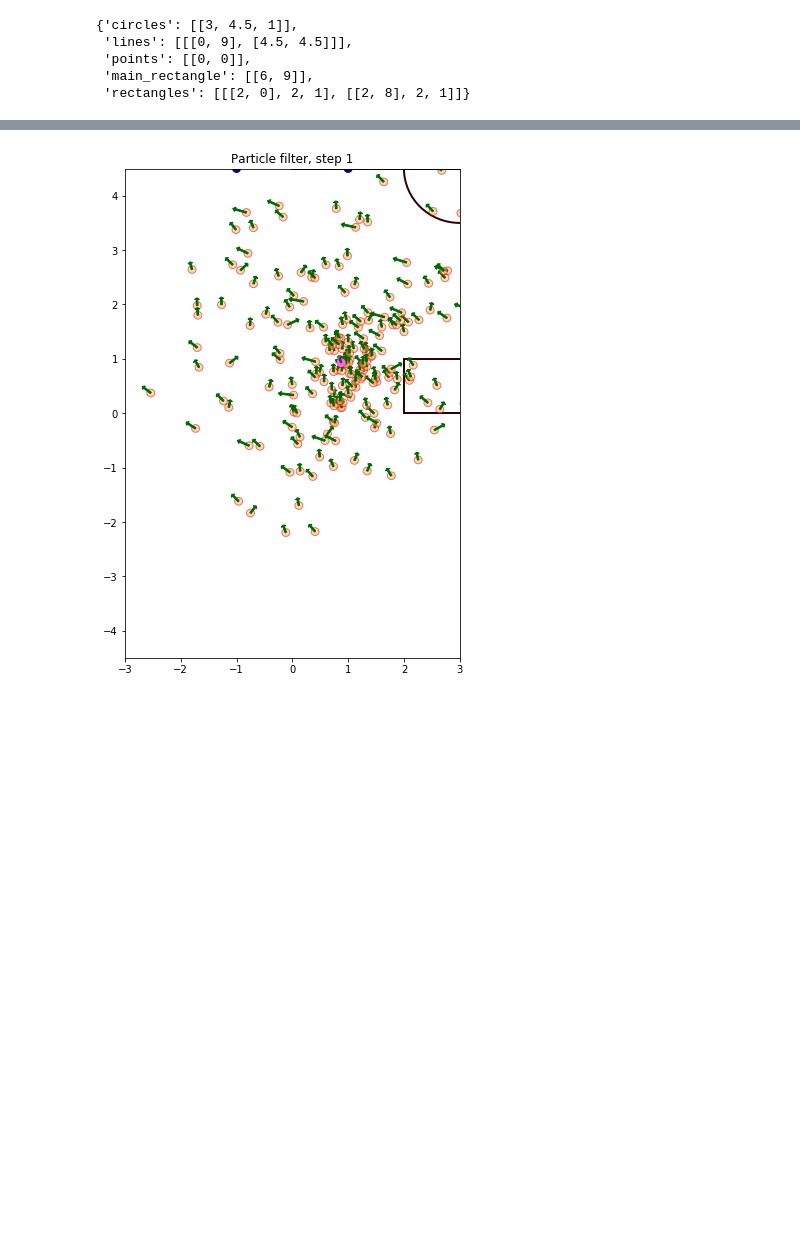
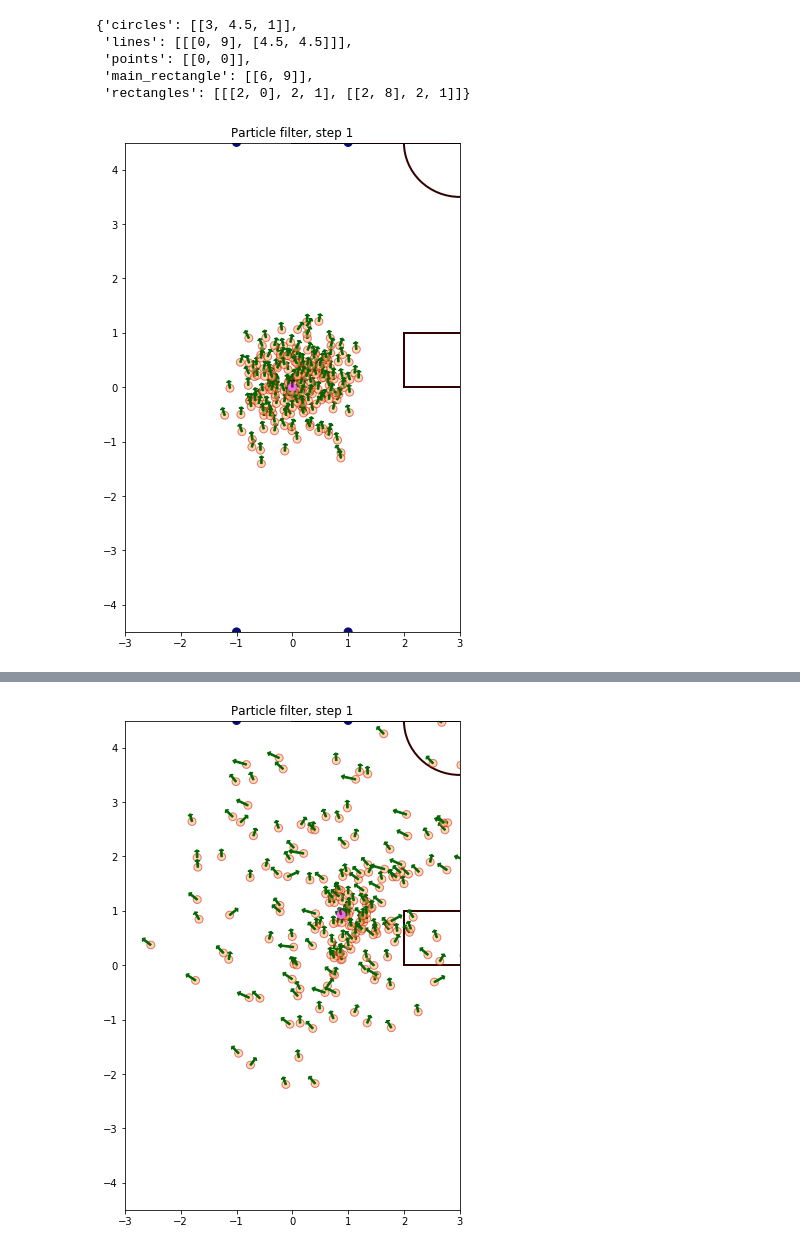
Before and after one commit to StarkitRobots/kondo_mv, a Jupyter notebook: localization/experiments/filter_for_micropython.ipynb, the cells around one changed output, grey strips where cells are left out. Drawn from its saved outputs; the diff is of its cells as text; code cells hidden in the pictures; blank space fills up the shorter version.

```diff
--- a/localization/experiments/filter_for_micropython.ipynb
+++ b/localization/experiments/filter_for_micropython.ipynb
@@ -108,12 +111,17 @@ class ParticleFilter():
         self.turn_noise = turn_noise
         self.sense_noise = sense_noise
         self.gauss_noise = gauss_noise
+        self.logs = open('logs/logs.txt','w')
         self.n = n  # number of particles
+        self.count = 0
         self.myrobot = myrobot
         self.p = []
         self.yaw_noise = 0.05
         self.gen_particles()
         self.landmarks = landmarks
+        sys.stdout = self.logs
+
+
 
     def custom_reset(self):
         self.p=[]
@@ -124,6 +132,9 @@ class ParticleFilter():
         self.myrobot.update_coord(self.p)
 
     def gen_particles(self):
+        print('initial,step ', self.count, file=self.logs)
+        print("position ", self.myrobot.x, ' ',
+              self.myrobot.y, ' ', self.myrobot.yaw, '|', file=self.logs)
         self.p = []
         for i in range(self.n):
             x_coord = self.myrobot.x + random.gauss(0, self.sense_noise)
@@ -131,15 +142,24 @@ class ParticleFilter():
             yaw = self.myrobot.yaw + random.gauss(0, self.yaw_noise)*math.pi
             yaw %= 2 * math.pi
             self.p.append([Robot(x_coord, y_coord, yaw), 0])
+            print(x_coord, ' ', y_coord, ' ', yaw, file=self.logs)
+        #print('|', file = self.logs)
+        self.count += 1
 
     def move(self, x, y, yaw):
-
         self.myrobot.move(x, y, yaw)
-
+        print('|moving,step ', self.count, file=self.logs)
+        print("position ", self.myrobot.x, ' ',
+              self.myrobot.y, ' ', self.myrobot.yaw, '|', file=self.logs)
         # now we simulate a robot motion for each of
         # these particles
         for partic in self.p:
             partic[0].move(x, y, yaw)
+            print(partic[0].x, ' ',
+              partic[0].y, ' ', partic[0].yaw, file=self.logs)
+        #print('|', file = self.logs)
+        self.count += 1
+
 
     def do_n_steps(self, n_steps):
         for i in range(n_steps):
@@ -163,6 +183,8 @@ class ParticleFilter():
         return tmp
 
     def resampling(self, observations):
+        print('|resempling,step ', self.count, file=self.logs)
+
         p_tmp = []
         w = []
         S = 0
@@ -197,9 +219,16 @@ class ParticleFilter():
         for i in range(len(p_tmp)):
             p_tmp[i][1] /= S
         self.myrobot.update_coord(p_tmp)
+        print("position ", self.myrobot.x, ' ',
+              self.myrobot.y, ' ', self.myrobot.yaw, '|', file=self.logs)
         new_particles = self.gen_n_particles_robot(self.n - len(p_tmp))
         p_tmp.extend(new_particles)
         self.p = p_tmp
+        for particle in p_tmp:
+            print(particle[0].x, ' ',
+              particle[0].y, ' ', particle[0].yaw, file=self.logs)
+        #print('|', file = self.logs)
+        self.count += 1
 # %%
 figures = {
     "circles": [
@@ -310,3 +342,7 @@ observations = [[-1, 4.5], [1, 4.5]]
+# %%
+visualization(robot, 1, p, pf.p, factor = 7)
+# %% [output]
+[figure, added]
 # %%
 #pf.custom_reset()
 pf.resampling(observations)
```
Also changed, not shown: parts of 31 cells of this notebook, 5 other files.
